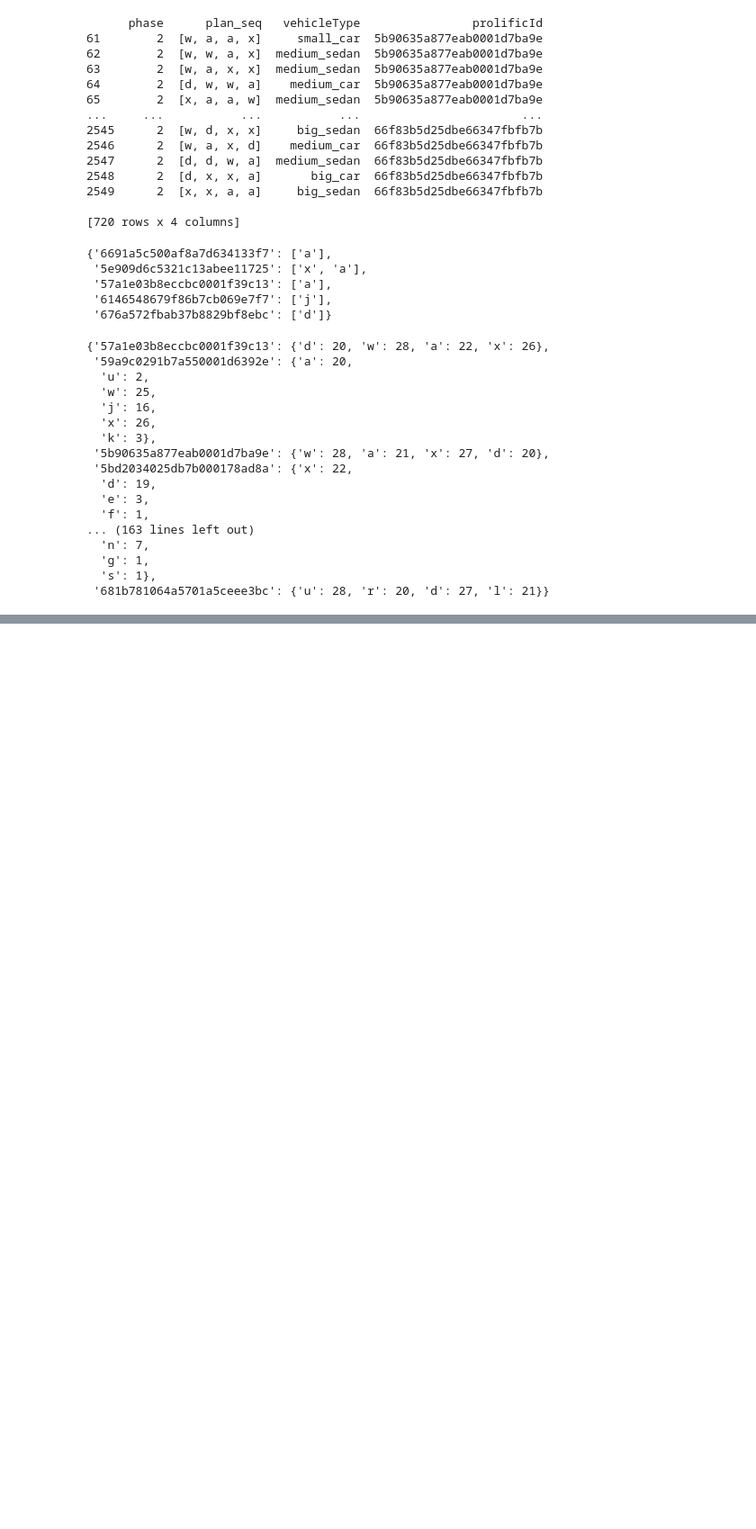
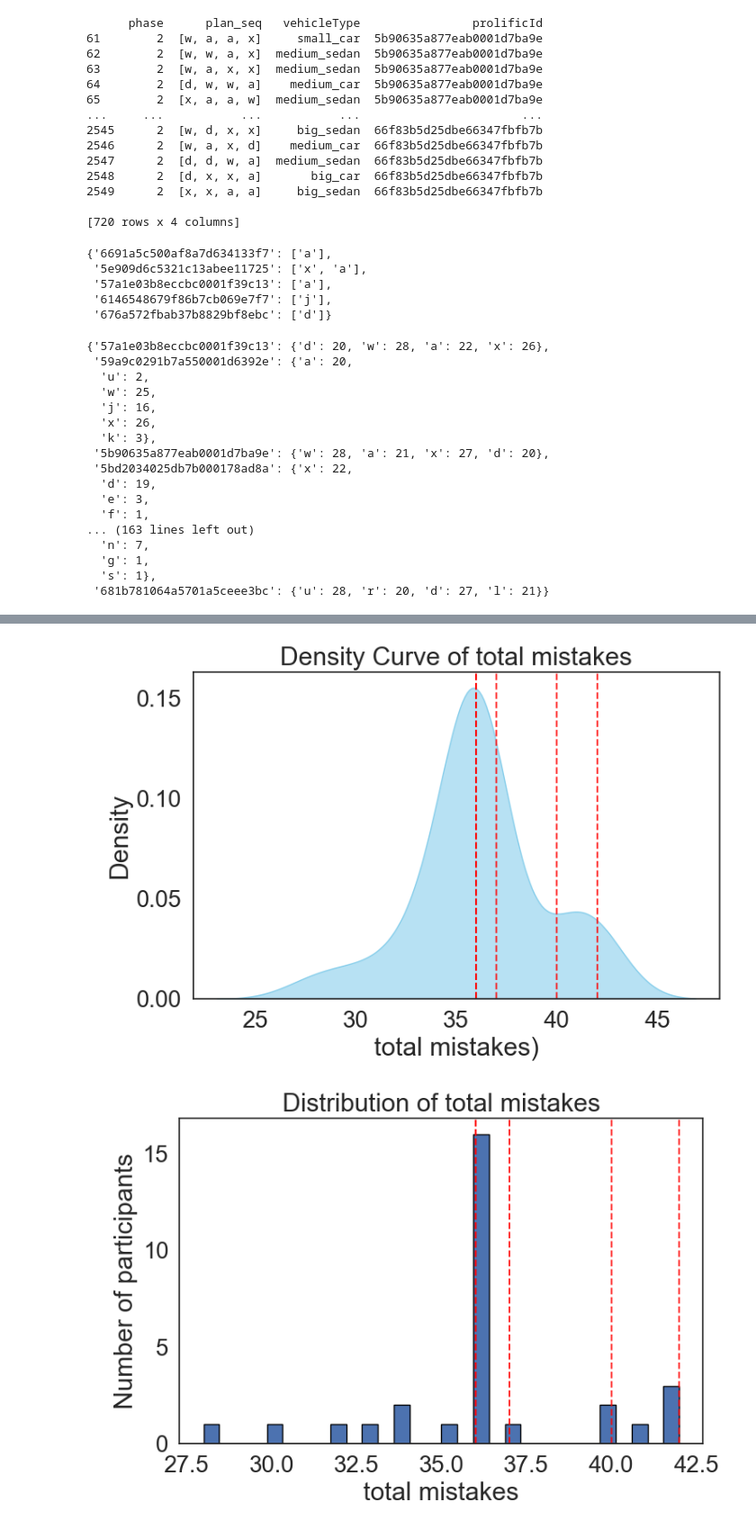
Before and after one commit to hadasschiff/TaskGeneralization, a Jupyter notebook: analysis/fire_avoidance_within_subject.ipynb, the cells around one changed output, grey strips where cells are left out. Shown: that part at 90% size. Saved outputs shown, nothing was run; the diff lists cells and outputs as text; code cells hidden in the pictures; blank space fills up the shorter version.

```diff
--- a/analysis/fire_avoidance_within_subject.ipynb
+++ b/analysis/fire_avoidance_within_subject.ipynb
@@ -206,0 +272,29 @@ subject_key_freq_phase2
+# %%
+df_summ = pd.read_csv('./participant-summary.csv')
+highlight_ids = list(subjects_with_obstacle_keys_phase1.keys())
+highlight_vals = df_summ.loc[df_summ["participant"].isin(highlight_ids), "total_mistakes"]
+
+sns.set_theme(style="white", font_scale=1.8)
+
+# KDE with vertical lines
+plt.figure(figsize=(8,5))
+sns.kdeplot(df_summ["total_mistakes"].dropna(), fill=True, color="skyblue", alpha=0.6)
+for val in highlight_vals:
+    plt.axvline(val, color='red', linestyle='--', alpha=0.8)
+plt.xlabel("total mistakes)")
+plt.ylabel("Density")
+plt.title("Density Curve of total mistakes")
+plt.show()
+
+# Histogram with vertical lines
+plt.figure(figsize=(8,5))
+plt.hist(df_summ["total_mistakes"].dropna(), bins=30, edgecolor='black')
+for val in highlight_vals:
+    plt.axvline(val, color='red', linestyle='--', alpha=0.8)
+plt.xlabel("total mistakes")
+plt.ylabel("Number of participants")
+plt.title("Distribution of total mistakes")
+plt.show()
+# %% [output]
+[figure, added]
+[figure, added]
```
Also changed, not shown: parts of 3 cells of this notebook, 5 other files.
